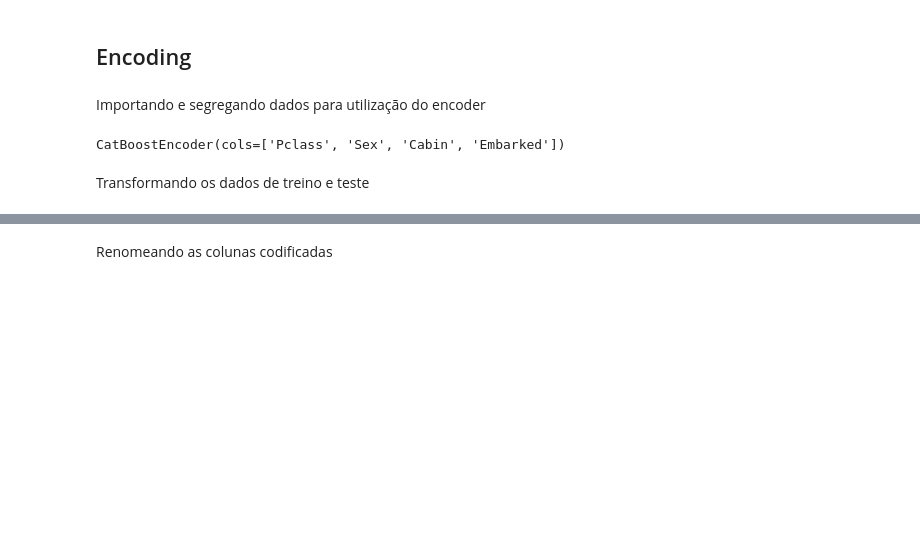
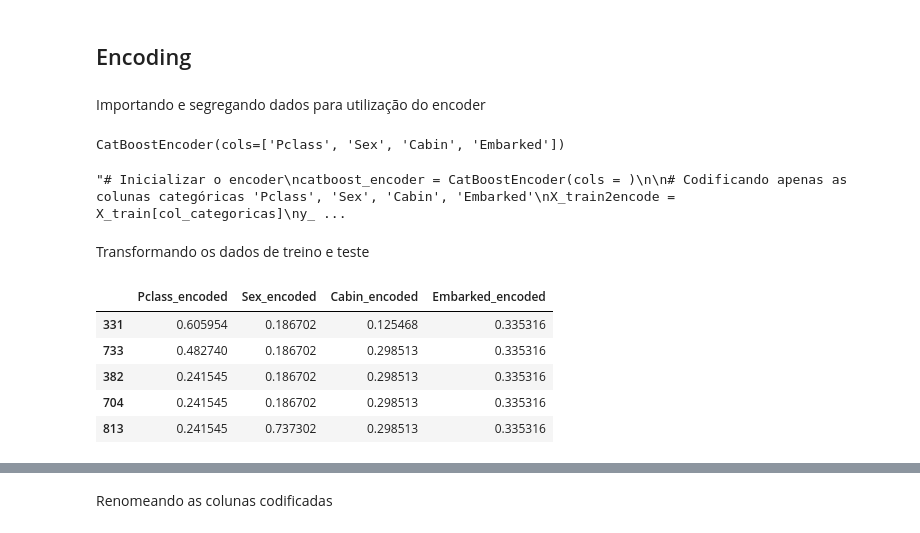
Before and after one commit to LSouzaCosta/DataScience, a Jupyter notebook: Titanic/03_Modeling.ipynb, the cells around one changed output, grey strips where cells are left out. Drawn from its saved outputs; the diff is of its cells as text; code cells hidden in the pictures; blank space fills up the shorter version.

```diff
--- a/Titanic/03_Modeling.ipynb
+++ b/Titanic/03_Modeling.ipynb
@@ -41,18 +41,39 @@ X_train, X_test, y_train, y_test = train_test_split(X, y, test_size=0.2, random_
 ## Encoding
 # %% [markdown]
 Importando e segregando dados para utilização do encoder
+# %%
+# Inicializar o encoder
+catboost_encoder = CatBoostEncoder(cols = col_categoricas, random_state = 42)
+
+# Codificando apenas as colunas categóricas 'Pclass', 'Sex', 'Cabin', 'Embarked'
+#X_train2encode = X_train
+#y_train2encode = y_train
+
+# Ajustar o encoder nos dados de treino
+catboost_encoder.fit(X_train, y_train)
+# %% [output]
+CatBoostEncoder(cols=['Pclass', 'Sex', 'Cabin', 'Embarked'])
 # %%
-# Inicializar o encoder
-catboost_encoder = CatBoostEncoder()
+"""# Inicializar o encoder
+catboost_encoder = CatBoostEncoder(cols = )
 
 # Codificando apenas as colunas categóricas 'Pclass', 'Sex', 'Cabin', 'Embarked'
 X_train2encode = X_train[col_categoricas]
 y_train2encode = y_train
 
 # Ajustar o encoder nos dados de treino
-catboost_encoder.fit(X_train2encode, y_train2encode)
+catboost_encoder.fit(X_train2encode, y_train2encode)"""
 # %% [output]
-CatBoostEncoder(cols=['Pclass', 'Sex', 'Cabin', 'Embarked'])
+"# Inicializar o encoder\ncatboost_encoder = CatBoostEncoder(cols = )\n\n# Codificando apenas as colunas categóricas 'Pclass', 'Sex', 'Cabin', 'Embarked'\nX_train2encode = X_train[col_categoricas]\ny_ ...
 # %% [markdown]
 Transformando os dados de treino e teste
+# %%
+X_train_encoded.head()
+# %% [output]
+|  | Pclass_encoded | Sex_encoded | Cabin_encoded | Embarked_encoded |
+| 331 | 0.605954 | 0.186702 | 0.125468 | 0.335316 |
+| 733 | 0.482740 | 0.186702 | 0.298513 | 0.335316 |
+| 382 | 0.241545 | 0.186702 | 0.298513 | 0.335316 |
+| 704 | 0.241545 | 0.186702 | 0.298513 | 0.335316 |
+| 813 | 0.241545 | 0.737302 | 0.298513 | 0.335316 |
 # %%
```
Also changed, not shown: parts of 9 cells of this notebook, 3 other files.
